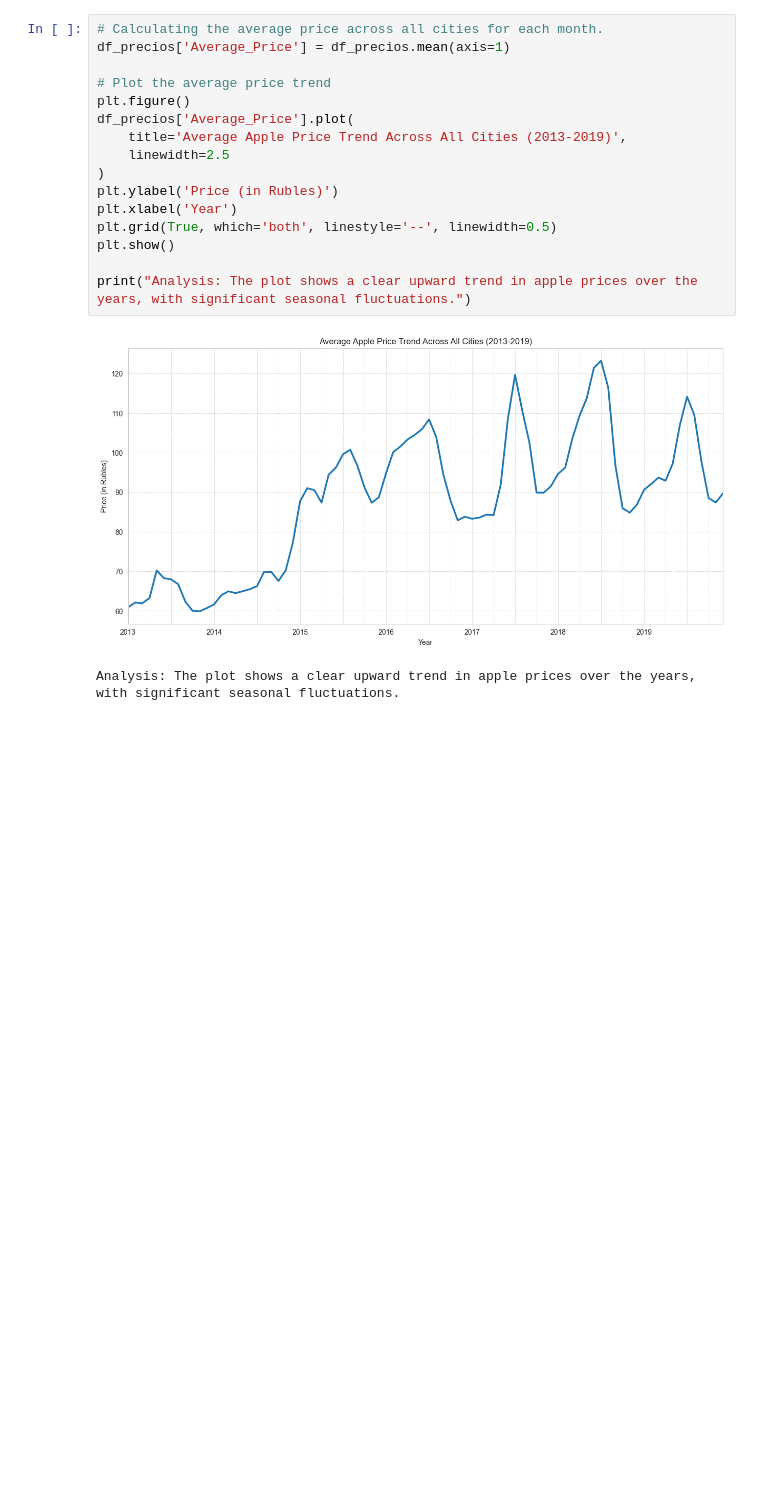
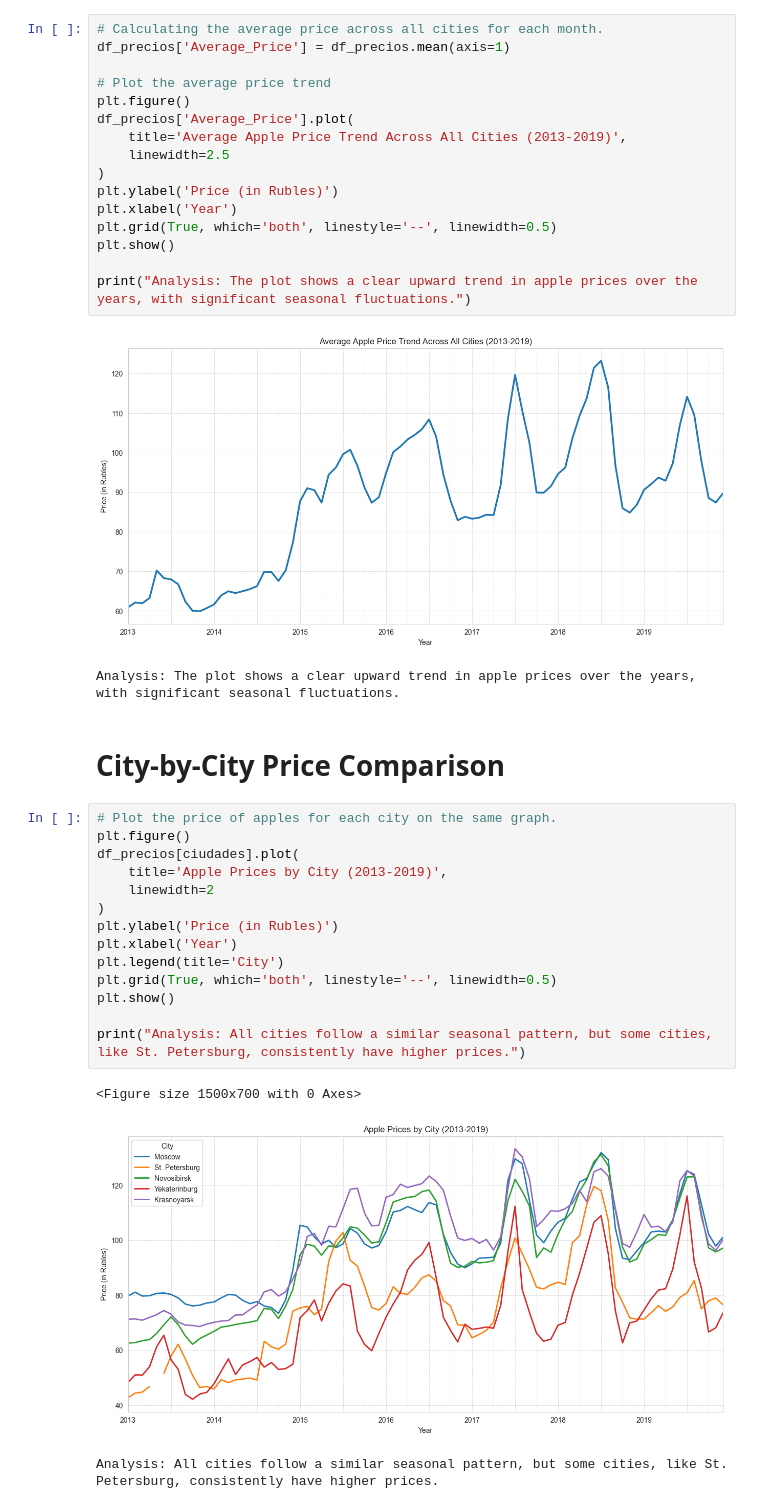
Before and after one commit to AnnaPChop/russian-apple-prices-analysis, a Jupyter notebook: Apple_Price_Analysis.ipynb, the cells around one changed output. Cells and saved outputs as stored; diff of their text form; blank space fills up the shorter version.

Commit message:
city by city price comparison

```diff
--- a/Apple_Price_Analysis.ipynb
+++ b/Apple_Price_Analysis.ipynb
@@ -95,3 +95,23 @@ print("Analysis: The plot shows a clear upward trend in apple prices over the ye
 # %% [output]
 [figure]
 Analysis: The plot shows a clear upward trend in apple prices over the years, with significant seasonal fluctuations.
+# %% [markdown]
+# City-by-City Price Comparison
+# %%
+# Plot the price of apples for each city on the same graph.
+plt.figure()
+df_precios[ciudades].plot(
+    title='Apple Prices by City (2013-2019)',
+    linewidth=2
+)
+plt.ylabel('Price (in Rubles)')
+plt.xlabel('Year')
+plt.legend(title='City')
+plt.grid(True, which='both', linestyle='--', linewidth=0.5)
+plt.show()
+
+print("Analysis: All cities follow a similar seasonal pattern, but some cities, like St. Petersburg, consistently have higher prices.")
+# %% [output]
+<Figure size 1500x700 with 0 Axes>
+[figure, added]
+Analysis: All cities follow a similar seasonal pattern, but some cities, like St. Petersburg, consistently have higher prices.
```
